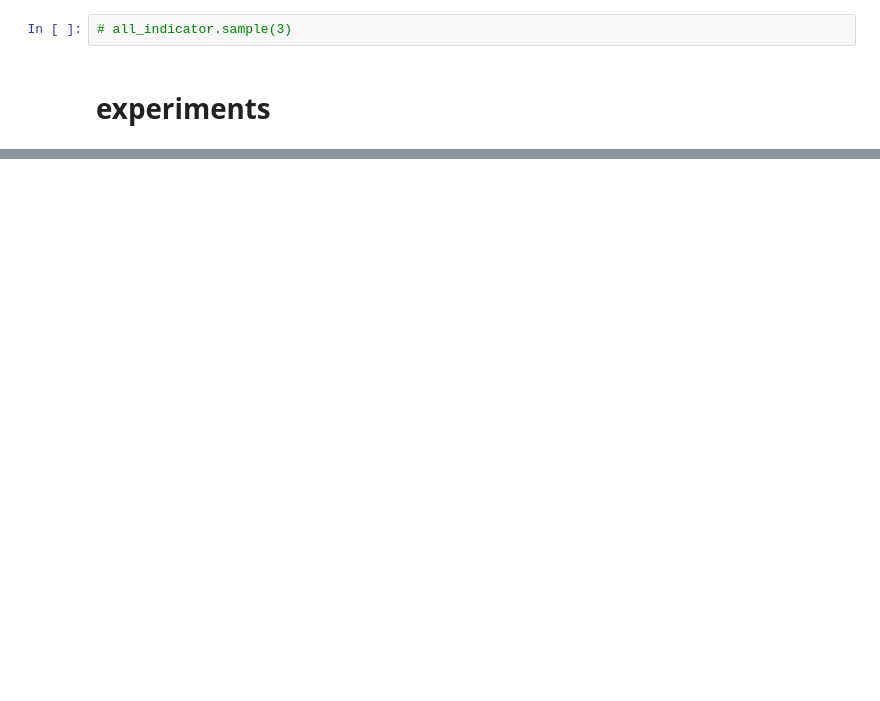
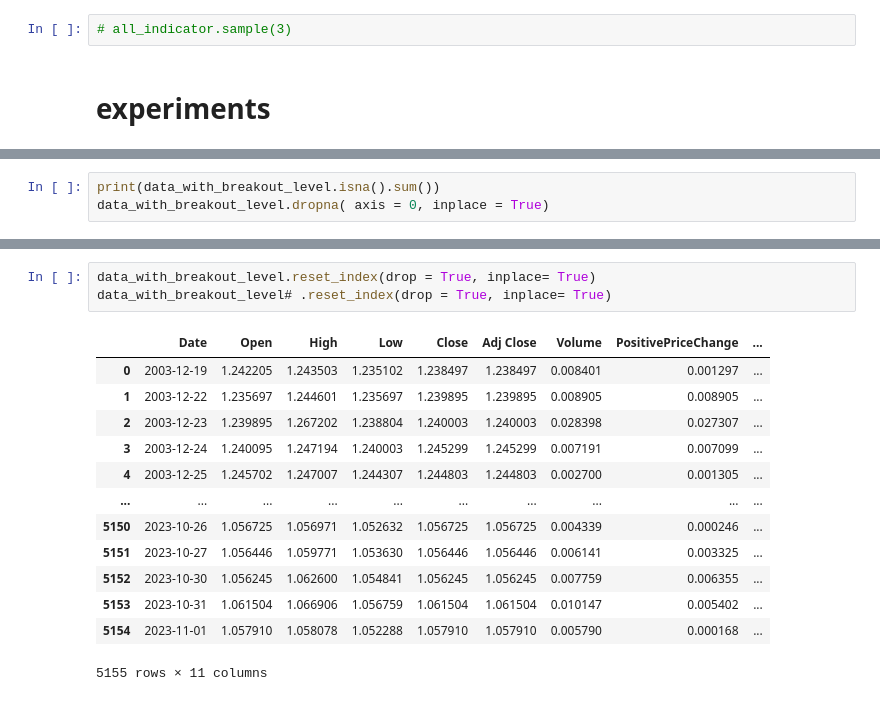
Before and after one commit to Alexa9der/currency_exchange, a Jupyter notebook: receivin_ data.ipynb, the cells around one changed output, grey strips where cells are left out. Drawn from its saved outputs; the diff is of its cells as text; blank space fills up the shorter version.

```diff
--- a/receivin_ data.ipynb
+++ b/receivin_ data.ipynb
@@ -47,0 +119,3 @@ support_resistance_chart(data)
+# %%
+print(data_with_breakout_level.isna().sum())
+data_with_breakout_level.dropna( axis = 0, inplace = True)
@@ -47,0 +135,17 @@ support_resistance_chart(data)
+# %%
+data_with_breakout_level.reset_index(drop = True, inplace= True)
+data_with_breakout_level# .reset_index(drop = True, inplace= True)
+# %% [output]
+|  | Date | Open | High | Low | Close | Adj Close | Volume | PositivePriceChange | ... |
+| 0 | 2003-12-19 | 1.242205 | 1.243503 | 1.235102 | 1.238497 | 1.238497 | 0.008401 | 0.001297 | ... |
+| 1 | 2003-12-22 | 1.235697 | 1.244601 | 1.235697 | 1.239895 | 1.239895 | 0.008905 | 0.008905 | ... |
+| 2 | 2003-12-23 | 1.239895 | 1.267202 | 1.238804 | 1.240003 | 1.240003 | 0.028398 | 0.027307 | ... |
+| 3 | 2003-12-24 | 1.240095 | 1.247194 | 1.240003 | 1.245299 | 1.245299 | 0.007191 | 0.007099 | ... |
+| 4 | 2003-12-25 | 1.245702 | 1.247007 | 1.244307 | 1.244803 | 1.244803 | 0.002700 | 0.001305 | ... |
+| ... | ... | ... | ... | ... | ... | ... | ... | ... | ... |
+| 5150 | 2023-10-26 | 1.056725 | 1.056971 | 1.052632 | 1.056725 | 1.056725 | 0.004339 | 0.000246 | ... |
+| 5151 | 2023-10-27 | 1.056446 | 1.059771 | 1.053630 | 1.056446 | 1.056446 | 0.006141 | 0.003325 | ... |
+| 5152 | 2023-10-30 | 1.056245 | 1.062600 | 1.054841 | 1.056245 | 1.056245 | 0.007759 | 0.006355 | ... |
+| 5153 | 2023-10-31 | 1.061504 | 1.066906 | 1.056759 | 1.061504 | 1.061504 | 0.010147 | 0.005402 | ... |
+| 5154 | 2023-11-01 | 1.057910 | 1.058078 | 1.052288 | 1.057910 | 1.057910 | 0.005790 | 0.000168 | ... |
+5155 rows × 11 columns
```
Also changed, not shown: parts of 16 cells of this notebook.
